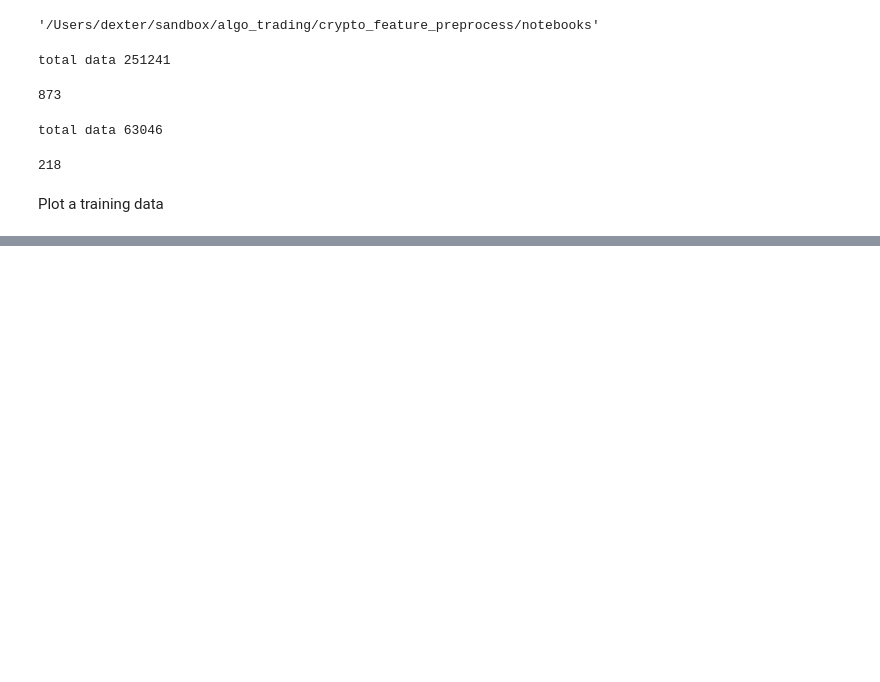
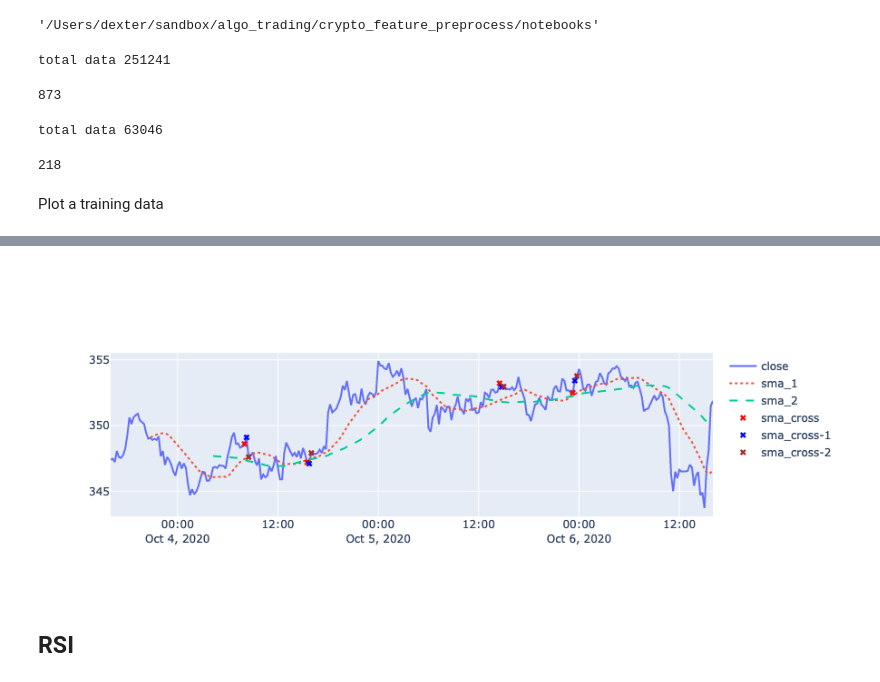
Before and after one commit to dexterchan/crypto_feature_preprocess, a Jupyter notebook: notebooks/Training_Data_Viewer.ipynb, the cells around one changed output, grey strips where cells are left out. Saved outputs shown, nothing was run; the diff lists cells and outputs as text; code cells hidden in the pictures; blank space fills up the shorter version.

```diff
--- a/notebooks/Training_Data_Viewer.ipynb
+++ b/notebooks/Training_Data_Viewer.ipynb
@@ -121,0 +142,45 @@ import plotly.graph_objects as go
+# %%
+def padding_zeros_left(arr:np.ndarray, dim:int)->np.ndarray:
+    """
+    padding zeros to the left of the array to make the array length equal to dim
+    """
+    arr_len = len(arr)
+    if arr_len == dim:
+        return arr
+    elif dim-arr_len > 0 :
+        return np.pad(arr, pad_width=(dim-arr_len, 0))
+    else:
+        return arr
+# %%
+sma_cross_feature_segment = features[:, feature_breakdown[0]:feature_breakdown[1]]
+# %%
+candles = pick_df.copy()
+# %%
+# populate feature for visualization
+candles["sma1"] = padding_zeros_left(raw_sma_1, len(candles))
+candles["sma2"] = padding_zeros_left(raw_sma_2, len(candles))
+candles["cross"] = padding_zeros_left(sma_cross_feature_segment[:,0], len(candles))
+candles["cross-1"] = padding_zeros_left(sma_cross_feature_segment[:,1], len(candles))
+candles["cross-2"] = padding_zeros_left(sma_cross_feature_segment[:,2], len(candles))
+# %%
+import plotly.graph_objects as go
+
+fig = go.Figure()
+fig.add_trace(go.Scatter(x=candles.index, y=candles["close"], name="close", mode="lines"))
+fig.add_trace(go.Scatter(x=candles.index, y=candles["sma1"], name="sma_1", mode="lines", line_dash="dot"))
+fig.add_trace(go.Scatter(x=candles.index, y=candles["sma2"], name="sma_2", mode="lines", line_dash="dash"))
+
+#mark red x for candles["cross"] == True
+cross_indices = np.where(candles["cross"] == True)[0]
+fig.add_trace(go.Scatter(x=candles.index[cross_indices], y=candles["close"][cross_indices], name="sma_cross", mode="markers", marker=dict(color="red", symbol="x")))
+
+#mark blue x for candles["cross-1"] == True
+cross_indices = np.where(candles["cross-1"] == True)[0]
+fig.add_trace(go.Scatter(x=candles.index[cross_indices], y=candles["close"][cross_indices], name="sma_cross-1", mode="markers", marker=dict(color="blue", symbol="x")))
+
+#mark brown x for candles["cross-2"] == True
+cross_indices = np.where(candles["cross-2"] == True)[0]
+fig.add_trace(go.Scatter(x=candles.index[cross_indices], y=candles["close"][cross_indices], name="sma_cross-2", mode="markers", marker=dict(color="brown", symbol="x")))
+
+fig.show()
+# %% [output]
@@ -121,0 +188,3 @@ import plotly.graph_objects as go
+[figure, added]
+# %% [markdown]
+## RSI
```
Also changed, not shown: parts of 25 cells of this notebook, 2 other files.
